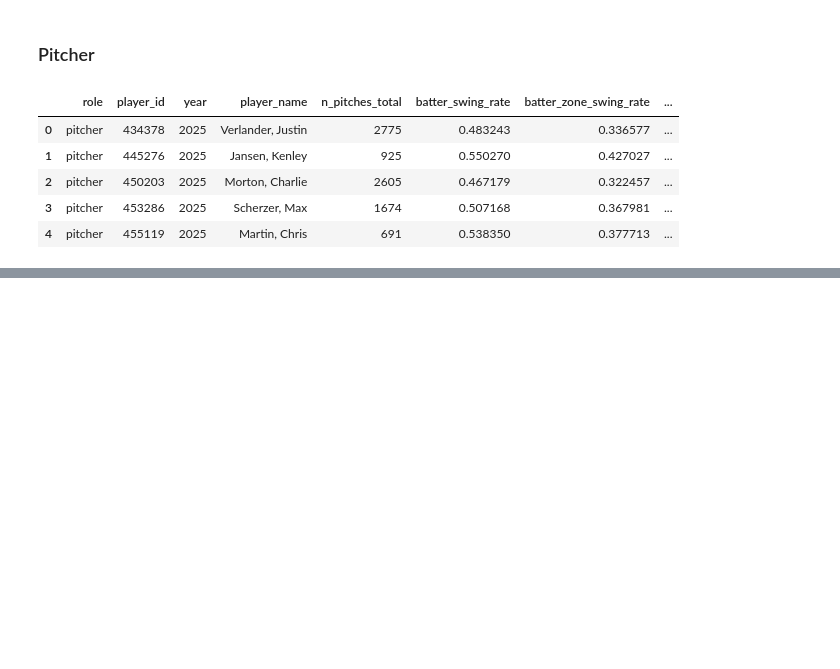
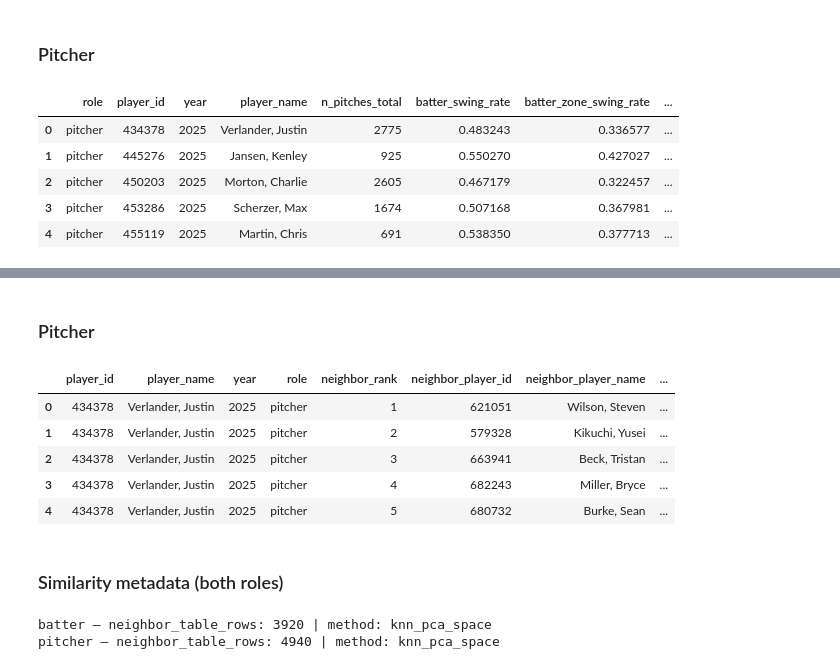
Before and after one commit to bryjjch/Diamond-DNA, a Jupyter notebook: notebooks/loading_data.ipynb, the cells around one changed output, grey strips where cells are left out. Cells and saved outputs as stored; diff of their text form; code cells hidden in the pictures; blank space fills up the shorter version.

```diff
--- a/notebooks/loading_data.ipynb
+++ b/notebooks/loading_data.ipynb
@@ -185,0 +214,47 @@ df_gold.head()
+# %% [markdown]
+### Pitcher
+# %%
+BUCKET = "diamond-dna"
+prefix = "gold/statcast"
+role = "pitcher"
+year = "2025"
+
+fs = s3fs.S3FileSystem()
+nbr_path = f"s3://{BUCKET}/{prefix}/{role}/year={year}/player_year_similar_neighbors.parquet"
+try:
+    with fs.open(nbr_path, "rb") as f:
+        df_neighbors_pitcher = pd.read_parquet(f)
+except FileNotFoundError:
+    print(
+        f"No neighbor table at {nbr_path} "
+        "(run gold player similarity for this role/year after archetype clustering)."
+    )
+df_neighbors_pitcher.head()
+# %% [output]
+|  | player_id | player_name | year | role | neighbor_rank | neighbor_player_id | neighbor_player_name | ... |
+| 0 | 434378 | Verlander, Justin | 2025 | pitcher | 1 | 621051 | Wilson, Steven | ... |
+| 1 | 434378 | Verlander, Justin | 2025 | pitcher | 2 | 579328 | Kikuchi, Yusei | ... |
+| 2 | 434378 | Verlander, Justin | 2025 | pitcher | 3 | 663941 | Beck, Tristan | ... |
+| 3 | 434378 | Verlander, Justin | 2025 | pitcher | 4 | 682243 | Miller, Bryce | ... |
+| 4 | 434378 | Verlander, Justin | 2025 | pitcher | 5 | 680732 | Burke, Sean | ... |
+# %% [markdown]
+### Similarity metadata (both roles)
+# %%
+import json
+
+BUCKET = "diamond-dna"
+prefix = "gold/statcast"
+year = "2025"
+fs = s3fs.S3FileSystem()
+
+for role in ("batter", "pitcher"):
+    meta_path = f"s3://{BUCKET}/{prefix}/{role}/year={year}/player_similarity_metadata.json"
+    try:
+        with fs.open(meta_path, "r") as f:
+            sim_meta = json.load(f)
+        print(role, "—", "neighbor_table_rows:", sim_meta.get("neighbor_table_rows"), "| method:", sim_meta.get("similarity_method"))
+    except FileNotFoundError:
+        print(f"No similarity metadata at {meta_path}")
+# %% [output]
+batter — neighbor_table_rows: 3920 | method: knn_pca_space
+pitcher — neighbor_table_rows: 4940 | method: knn_pca_space
```
Also changed, not shown: parts of 3 cells of this notebook, 9 other files.
